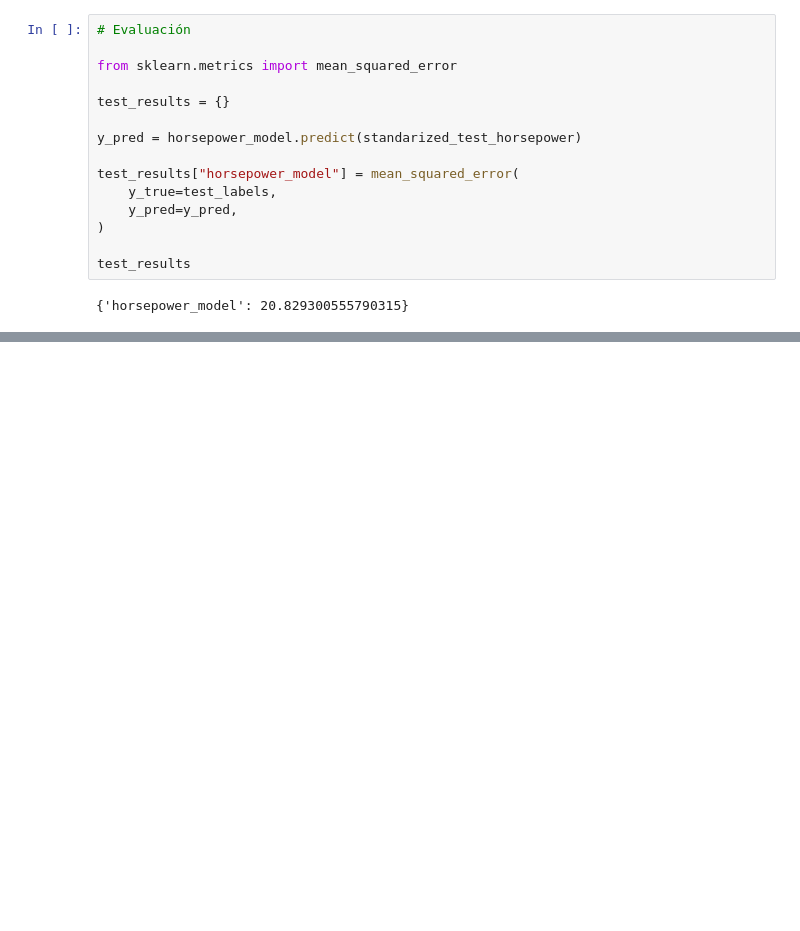
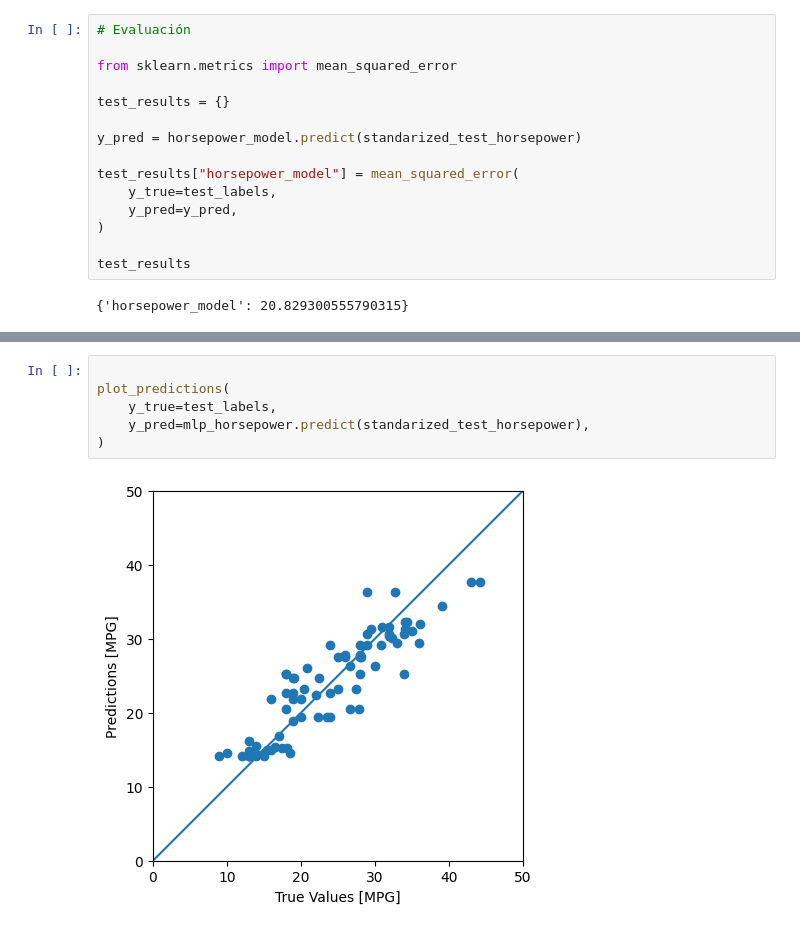
Before and after one commit to 2026-2-predictiva/std-ivan-dario-gomez-cabrera, a Jupyter notebook: PRE_02_regresion_basica/notebooks/notebook.ipynb, the cells around one changed output, grey strips where cells are left out. Drawn from its saved outputs; the diff is of its cells as text; blank space fills up the shorter version.

```diff
--- a/PRE_02_regresion_basica/notebooks/notebook.ipynb
+++ b/PRE_02_regresion_basica/notebooks/notebook.ipynb
@@ -275,0 +372,8 @@ test_results
+# %%
+
+plot_predictions(
+    y_true=test_labels,
+    y_pred=mlp_horsepower.predict(standarized_test_horsepower),
+)
+# %% [output]
+[figure, added]
```
Also changed, not shown: parts of 14 cells of this notebook, 1 other file.
